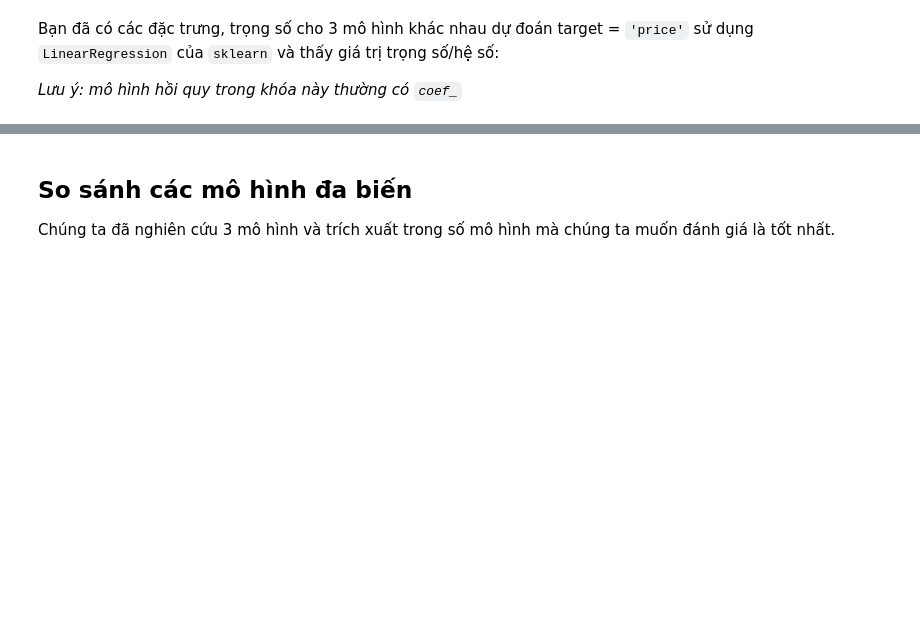
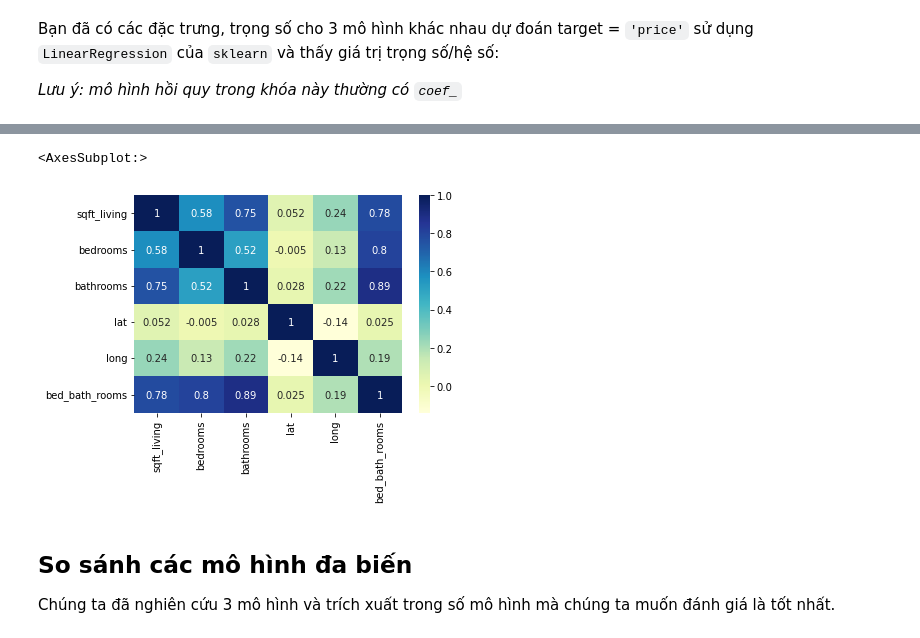
Before and after one commit to aidino/funix, a Jupyter notebook: labs/c2-regression/lab-2.ipynb, the cells around one changed output, grey strips where cells are left out. Drawn from its saved outputs; the diff is of its cells as text; code cells hidden in the pictures; blank space fills up the shorter version.

```diff
--- a/labs/c2-regression/lab-2.ipynb
+++ b/labs/c2-regression/lab-2.ipynb
@@ -239,3 +227,9 @@ Hãy nghĩ xem điều này có ý nghĩa gì.
+# %%
+# draw heatmap of coefficients
+sb.heatmap(train_data[model_2_features].corr(),cmap="YlGnBu", annot=True)
+# %% [output]
+<AxesSubplot:>
+[figure, added]
 # %% [markdown]
 ## So sánh các mô hình đa biến
 
```
Also changed, not shown: parts of 18 cells of this notebook, 2 other files.
